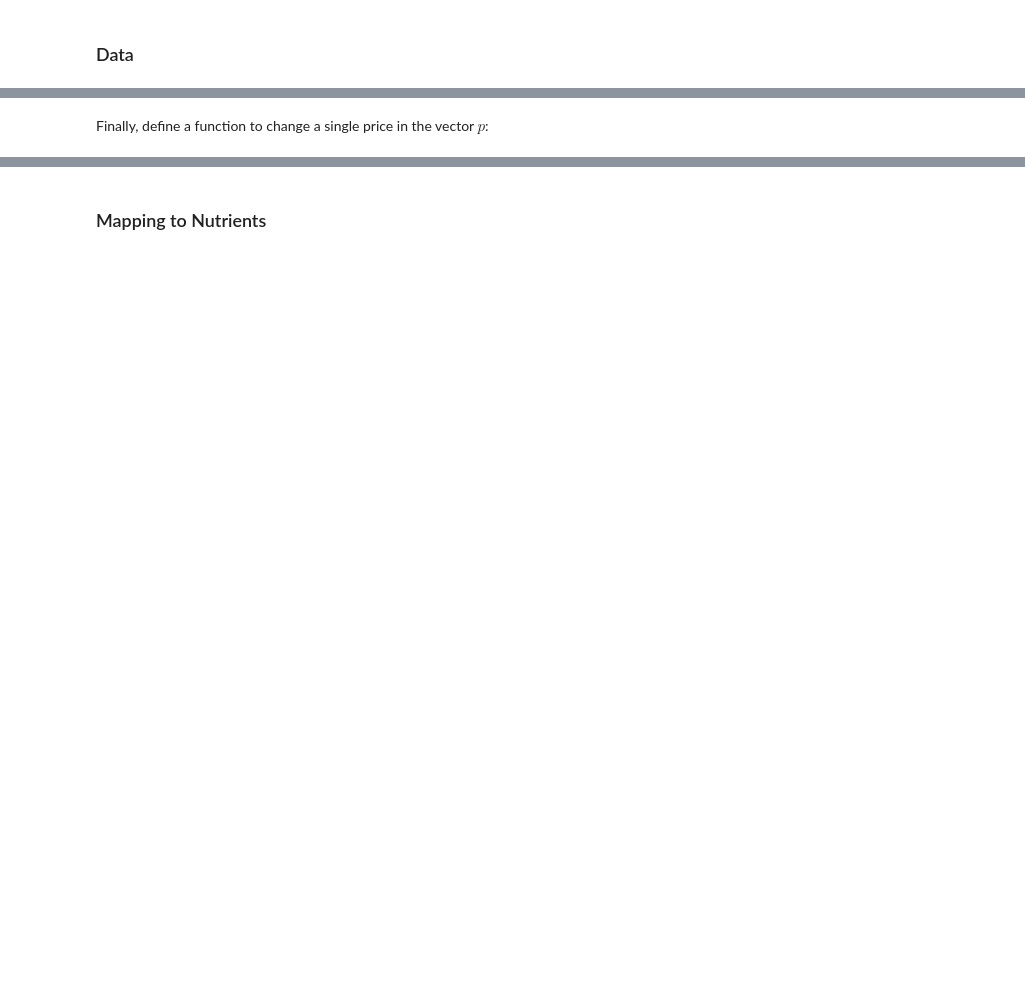
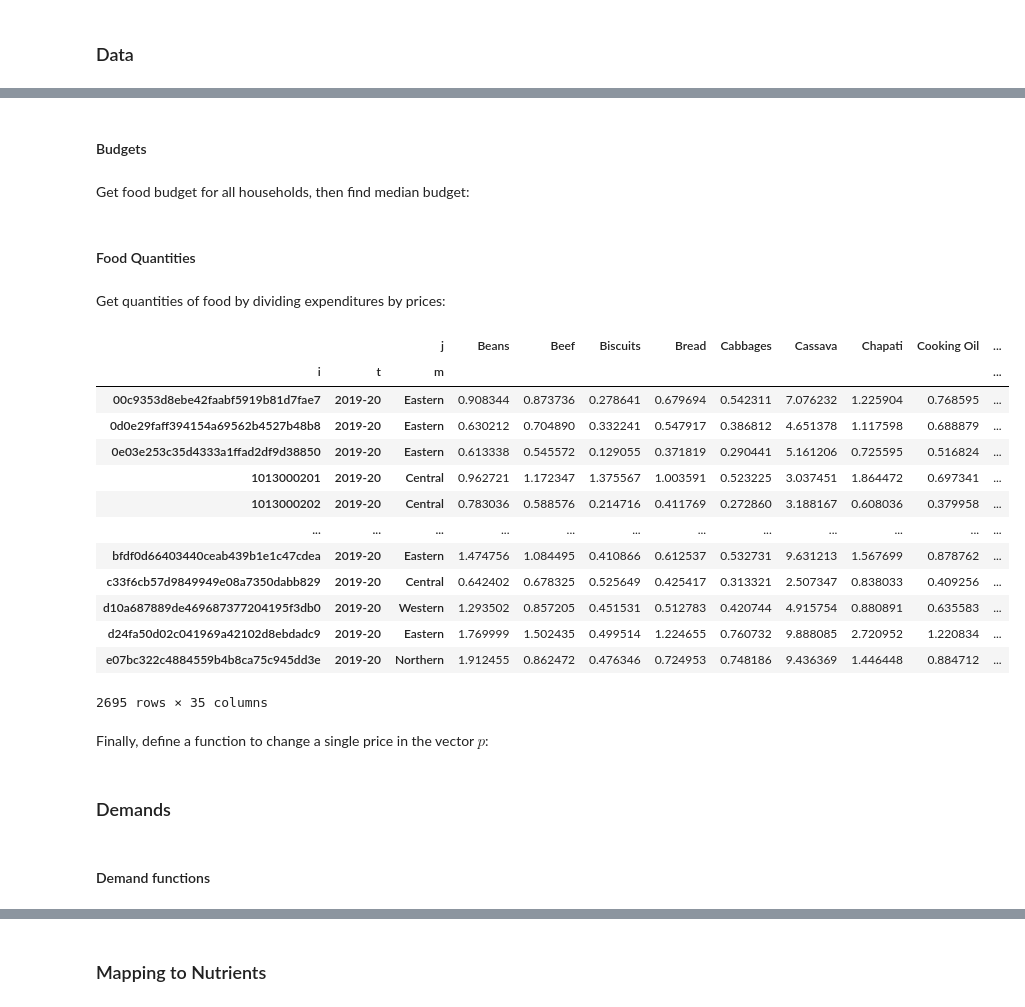
Before and after one commit to ligonteaching/EEP153_Materials, a Jupyter notebook: Project4/example_nutrition.ipynb, the cells around one changed output, grey strips where cells are left out. Saved outputs shown, nothing was run; the diff lists cells and outputs as text; code cells hidden in the pictures; blank space fills up the shorter version.

```diff
--- a/Project4/example_nutrition.ipynb
+++ b/Project4/example_nutrition.ipynb
@@ -41,7 +96,0 @@ Pick prices that were prevailing at some time and place; e.g.,
-# %%
-# Year 1975, village A
-t,m = 75,1
-
-p = r.prices.sel(t=t,m=m,drop=True)
-phat = p.to_dataframe('i').dropna()
-phat
@@ -60,0 +97,2 @@ qhat
+# %%
+r = rgsn.read_pickle('uganda_2019-20.pickle')  # Assumes you've already set this up e.g., in Project 3
@@ -60,0 +103,9 @@ qhat
+# %%
+# Reference prices chosen from a particular time; average across place.
+# These are prices per kilogram:
+pbar = p.xs('2019-20',level='t').mean()
+pbar = pbar[r.beta.index] # Only use prices for goods we can estimate
+# %% [markdown]
+#### Budgets
+# %% [markdown]
+Get food budget for all households, then find median budget:
@@ -61,3 +122,29 @@ qhat
+# %% [markdown]
+#### Food Quantities
+# %% [markdown]
+Get quantities of food by dividing expenditures by prices:
+# %%
+qhat = (xhat.unstack('j')/pbar).dropna(how='all')
+
+# Drop missing columns
+qhat = qhat.loc[:,qhat.count()>0]
+
+qhat
+# %% [output]
+|  |  | j | Beans | Beef | Biscuits | Bread | Cabbages | Cassava | Chapati | Cooking Oil | ... |
+| i | t | m |  |  |  |  |  |  |  |  | ... |
+| 00c9353d8ebe42faabf5919b81d7fae7 | 2019-20 | Eastern | 0.908344 | 0.873736 | 0.278641 | 0.679694 | 0.542311 | 7.076232 | 1.225904 | 0.768595 | ... |
+| 0d0e29faff394154a69562b4527b48b8 | 2019-20 | Eastern | 0.630212 | 0.704890 | 0.332241 | 0.547917 | 0.386812 | 4.651378 | 1.117598 | 0.688879 | ... |
+| 0e03e253c35d4333a1ffad2df9d38850 | 2019-20 | Eastern | 0.613338 | 0.545572 | 0.129055 | 0.371819 | 0.290441 | 5.161206 | 0.725595 | 0.516824 | ... |
+| 1013000201 | 2019-20 | Central | 0.962721 | 1.172347 | 1.375567 | 1.003591 | 0.523225 | 3.037451 | 1.864472 | 0.697341 | ... |
+| 1013000202 | 2019-20 | Central | 0.783036 | 0.588576 | 0.214716 | 0.411769 | 0.272860 | 3.188167 | 0.608036 | 0.379958 | ... |
+| ... | ... | ... | ... | ... | ... | ... | ... | ... | ... | ... | ... |
+| bfdf0d66403440ceab439b1e1c47cdea | 2019-20 | Eastern | 1.474756 | 1.084495 | 0.410866 | 0.612537 | 0.532731 | 9.631213 | 1.567699 | 0.878762 | ... |
+| c33f6cb57d9849949e08a7350dabb829 | 2019-20 | Central | 0.642402 | 0.678325 | 0.525649 | 0.425417 | 0.313321 | 2.507347 | 0.838033 | 0.409256 | ... |
+| d10a687889de469687377204195f3db0 | 2019-20 | Western | 1.293502 | 0.857205 | 0.451531 | 0.512783 | 0.420744 | 4.915754 | 0.880891 | 0.635583 | ... |
+| d24fa50d02c041969a42102d8ebdadc9 | 2019-20 | Eastern | 1.769999 | 1.502435 | 0.499514 | 1.224655 | 0.760732 | 9.888085 | 2.720952 | 1.220834 | ... |
+| e07bc322c4884559b4b8ca75c945dd3e | 2019-20 | Northern | 1.912455 | 0.862472 | 0.476346 | 0.724953 | 0.748186 | 9.436369 | 1.446448 | 0.884712 | ... |
+2695 rows × 35 columns
 # %% [markdown]
 Finally, define a function to change a single price in the vector $p$:
 # %%
@@ -67 +157,5 @@ def my_prices(p0,p=p,i='Coconut'):
     return p
+# %% [markdown]
+### Demands
+# %% [markdown]
+#### Demand functions
```
Also changed, not shown: parts of 41 cells of this notebook, 2 other files.
